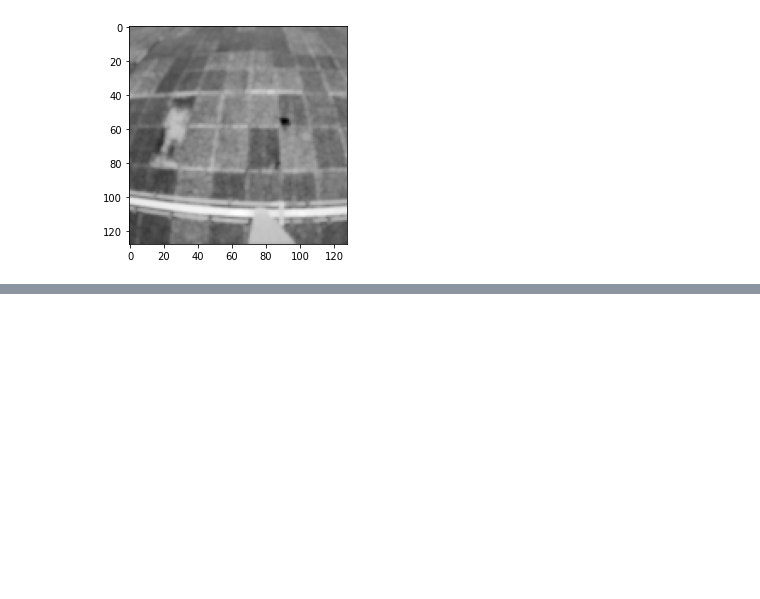
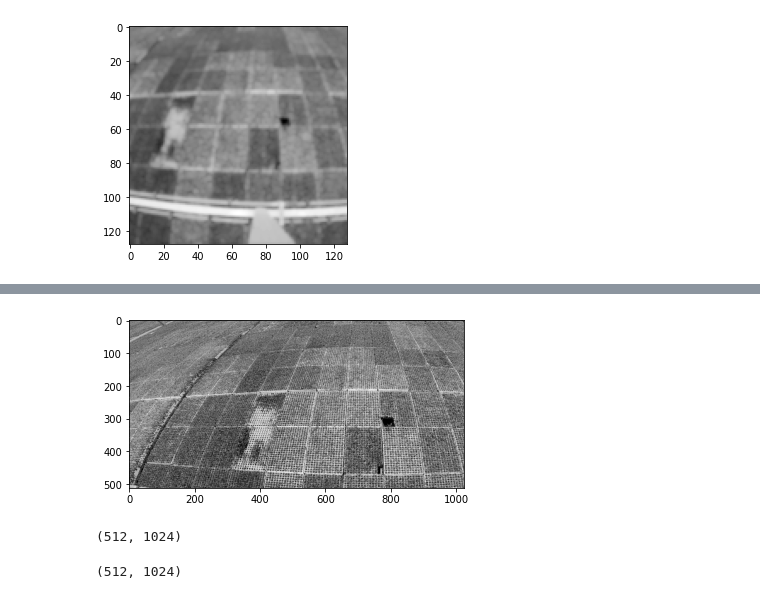
Before and after one commit to nastyadunaeva/searching_for_anomalies, a Jupyter notebook: model.ipynb, the cells around one changed output, grey strips where cells are left out. Drawn from its saved outputs; the diff is of its cells as text; code cells hidden in the pictures; blank space fills up the shorter version.

```diff
--- a/model.ipynb
+++ b/model.ipynb
@@ -468,0 +466,6 @@ pyplot.show()
+# %%
+anomalous_img_not_square=Image.open('frames/comp_cut_frame01981.png').convert("L")
+pyplot.imshow(anomalous_img_not_square, cmap=pyplot.get_cmap('gray'))
+pyplot.show()
+# %% [output]
+[figure, added]
@@ -468,0 +475,8 @@ pyplot.show()
+# %%
+anomalous_not_square.shape
+# %% [output]
+(512, 1024)
+# %%
+reference_not_square.shape
+# %% [output]
+(512, 1024)
```
Also changed, not shown: parts of 25 cells of this notebook.
